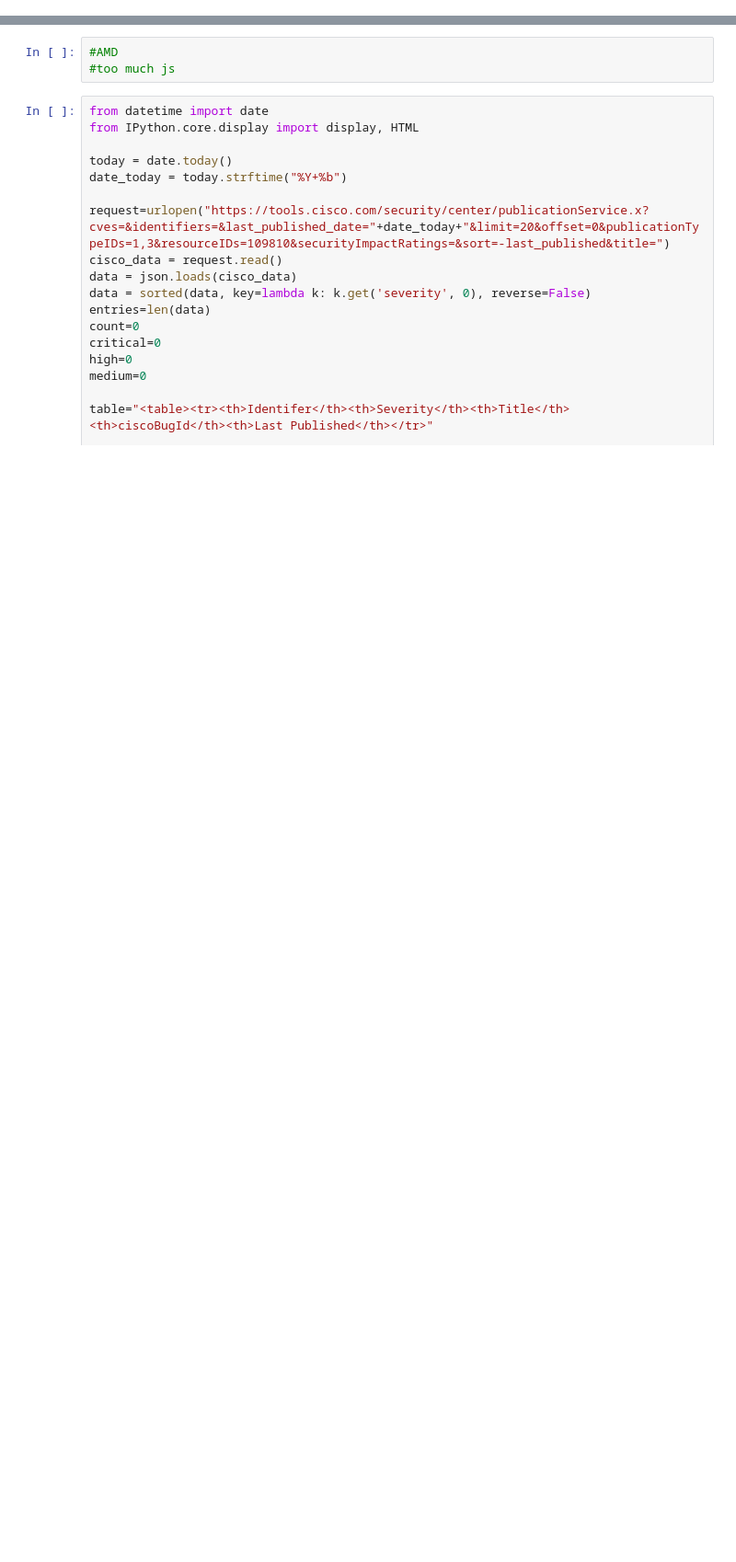
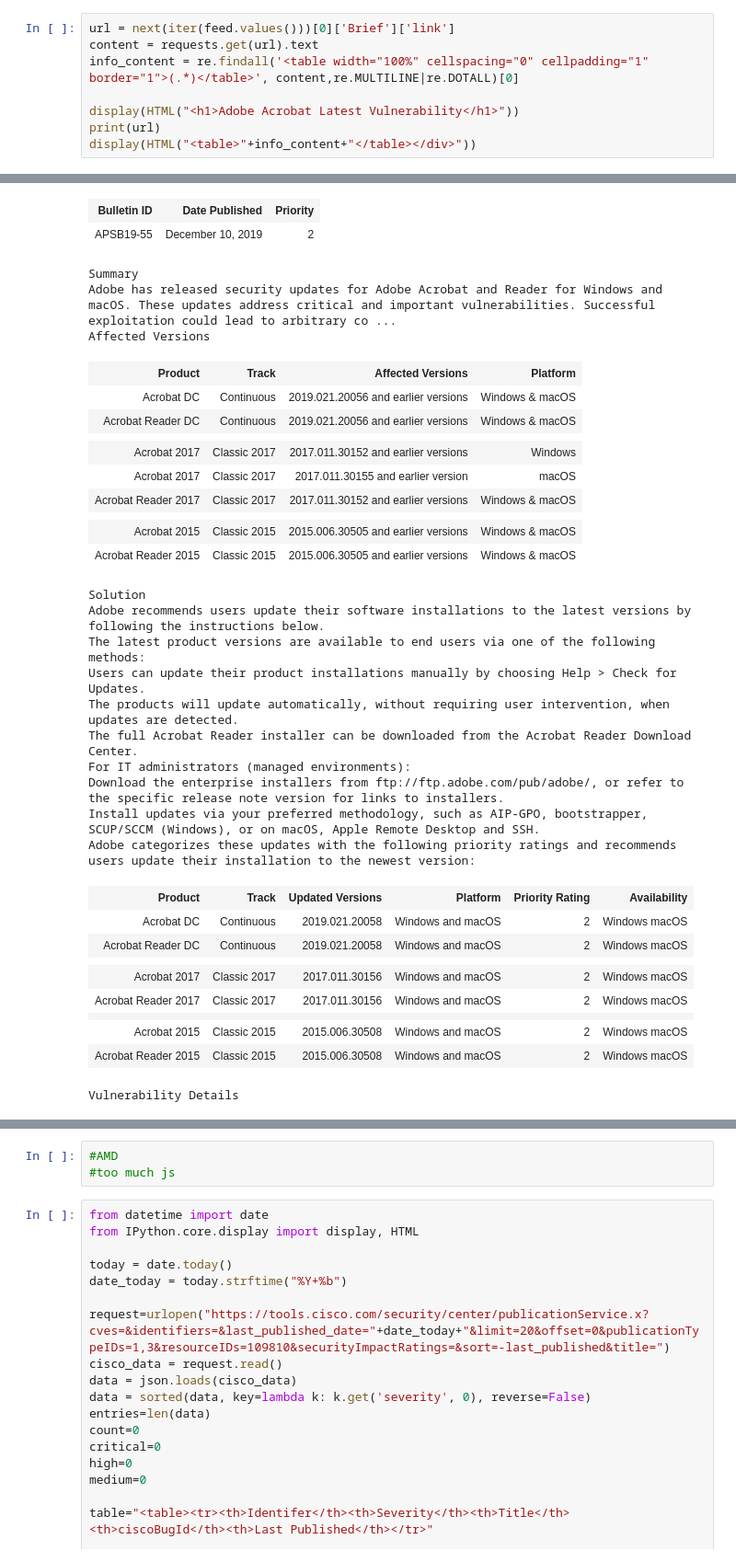
Before and after one commit to netscylla/Jupyter_Vulncheck, a Jupyter notebook: 3rd Party Tools.ipynb, the cells around one changed output, grey strips where cells are left out. Shown at 92% size. Saved outputs shown, nothing was run; the diff lists cells and outputs as text; blank space fills up the shorter version.

```diff
--- a/3rd Party Tools.ipynb
+++ b/3rd Party Tools.ipynb
@@ -94,0 +53,9 @@ Binary Planting (default folder privilege escalation) Privilege Escalation Impor
+# %%
+url = next(iter(feed.values()))[0]['Brief']['link']
+content = requests.get(url).text
+info_content = re.findall('<table width="100%" cellspacing="0" cellpadding="1" border="1">(.*)</table>', content,re.MULTILINE|re.DOTALL)[0]
+
+display(HTML("<h1>Adobe Acrobat Latest Vulnerability</h1>"))
+print(url)
+display(HTML("<table>"+info_content+"</table></div>"))
+# %% [output]
@@ -94,0 +64,35 @@ Binary Planting (default folder privilege escalation) Privilege Escalation Impor
+| Bulletin ID | Date Published | Priority |
+| APSB19-55 | December 10, 2019 | 2 |
+Summary
+Adobe has released security updates for Adobe Acrobat and Reader for Windows and macOS. These updates address critical and important vulnerabilities. Successful exploitation could lead to arbitrary co ...
+Affected Versions
+| Product | Track | Affected Versions | Platform |
+| Acrobat DC | Continuous | 2019.021.20056 and earlier versions | Windows & macOS |
+| Acrobat Reader DC | Continuous | 2019.021.20056 and earlier versions | Windows & macOS |
+|  |  |  |  |
+| Acrobat 2017 | Classic 2017 | 2017.011.30152 and earlier versions | Windows |
+| Acrobat 2017 | Classic 2017 | 2017.011.30155 and earlier version | macOS |
+| Acrobat Reader 2017 | Classic 2017 | 2017.011.30152 and earlier versions | Windows & macOS |
+|  |  |  |  |
+| Acrobat 2015 | Classic 2015 | 2015.006.30505 and earlier versions | Windows & macOS |
+| Acrobat Reader 2015 | Classic 2015 | 2015.006.30505 and earlier versions | Windows & macOS |
+Solution
+Adobe recommends users update their software installations to the latest versions by following the instructions below.
+The latest product versions are available to end users via one of the following methods:
+Users can update their product installations manually by choosing Help > Check for Updates.
+The products will update automatically, without requiring user intervention, when updates are detected.
+The full Acrobat Reader installer can be downloaded from the Acrobat Reader Download Center.
+For IT administrators (managed environments):
+Download the enterprise installers from ftp://ftp.adobe.com/pub/adobe/, or refer to the specific release note version for links to installers.
+Install updates via your preferred methodology, such as AIP-GPO, bootstrapper, SCUP/SCCM (Windows), or on macOS, Apple Remote Desktop and SSH.
+Adobe categorizes these updates with the following priority ratings and recommends users update their installation to the newest version:
+| Product | Track | Updated Versions | Platform | Priority Rating | Availability |
+| Acrobat DC | Continuous | 2019.021.20058 | Windows and macOS | 2 | Windows macOS |
+| Acrobat Reader DC | Continuous | 2019.021.20058 | Windows and macOS | 2 | Windows macOS |
+|  |  |  |  |  |  |
+| Acrobat 2017 | Classic 2017 | 2017.011.30156 | Windows and macOS | 2 | Windows macOS |
+| Acrobat Reader 2017 | Classic 2017 | 2017.011.30156 | Windows and macOS | 2 | Windows macOS |
+|  |  |  |  |  |  |
+| Acrobat 2015 | Classic 2015 | 2015.006.30508 | Windows and macOS | 2 | Windows macOS |
+| Acrobat Reader 2015 | Classic 2015 | 2015.006.30508 | Windows and macOS | 2 | Windows macOS |
+Vulnerability Details
```
Also changed, not shown: parts of 8 cells of this notebook, 3 other files.
